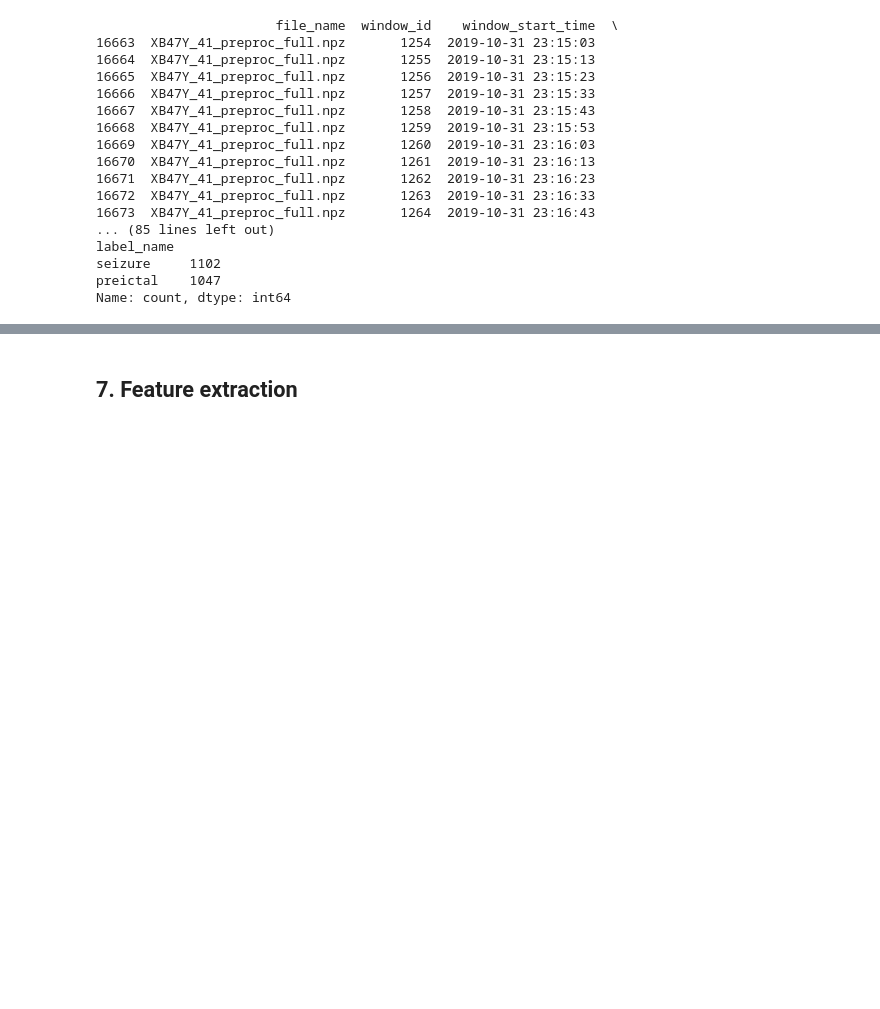
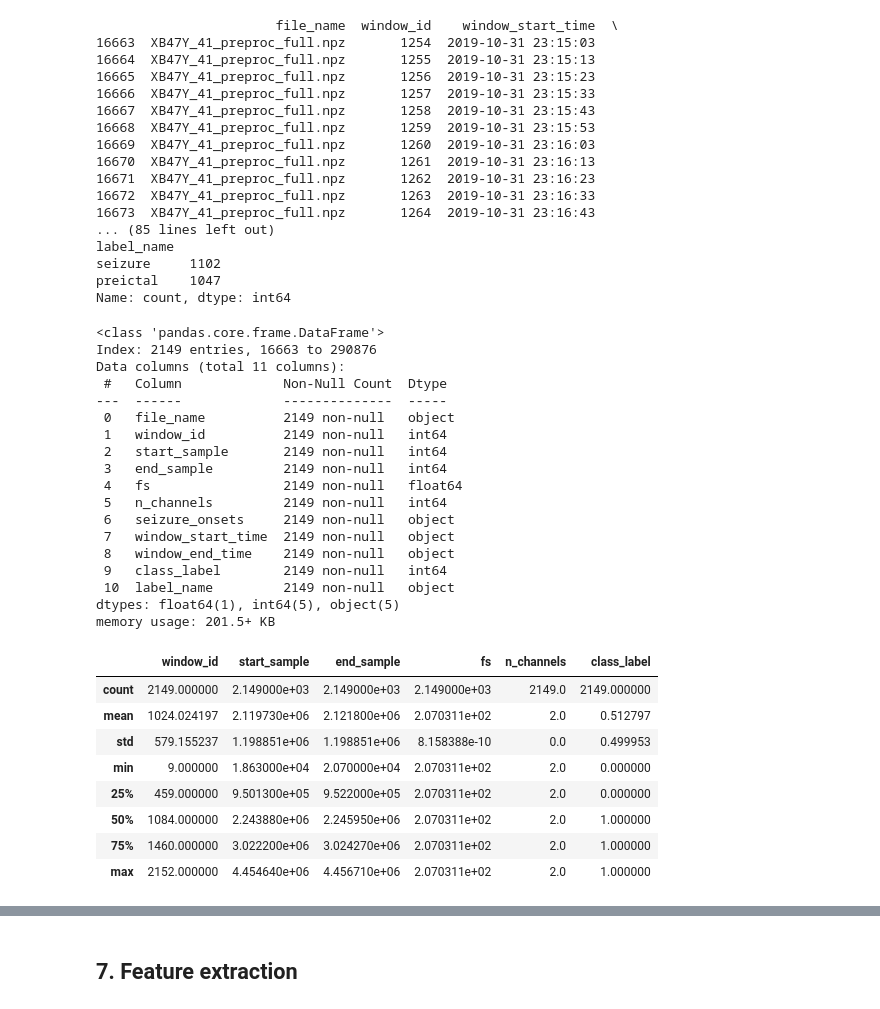
Before and after one commit to tomas0899/FoundationModel_EEG_Dissertation, a Jupyter notebook: EEG_data_vis/code/Try3_feature_eng_ICTALvsPreictal.ipynb, the cells around one changed output, grey strips where cells are left out. Saved outputs shown, nothing was run; the diff lists cells and outputs as text; code cells hidden in the pictures; blank space fills up the shorter version.

```diff
--- a/EEG_data_vis/code/Try3_feature_eng_ICTALvsPreictal.ipynb
+++ b/EEG_data_vis/code/Try3_feature_eng_ICTALvsPreictal.ipynb
@@ -433,6 +433,40 @@ label_name
 seizure     1102
 preictal    1047
 Name: count, dtype: int64
+# %%
+df_final.head()
+df_final.shape
+df_final.columns
+df_final.info()
+df_final.describe()
+# %% [output]
+<class 'pandas.core.frame.DataFrame'>
+Index: 2149 entries, 16663 to 290876
+Data columns (total 11 columns):
+ #   Column             Non-Null Count  Dtype
+---  ------             --------------  -----
+ 0   file_name          2149 non-null   object
+ 1   window_id          2149 non-null   int64
+ 2   start_sample       2149 non-null   int64
+ 3   end_sample         2149 non-null   int64
+ 4   fs                 2149 non-null   float64
+ 5   n_channels         2149 non-null   int64
+ 6   seizure_onsets     2149 non-null   object
+ 7   window_start_time  2149 non-null   object
+ 8   window_end_time    2149 non-null   object
+ 9   class_label        2149 non-null   int64
+ 10  label_name         2149 non-null   object
+dtypes: float64(1), int64(5), object(5)
+memory usage: 201.5+ KB
+|  | window_id | start_sample | end_sample | fs | n_channels | class_label |
+| count | 2149.000000 | 2.149000e+03 | 2.149000e+03 | 2.149000e+03 | 2149.0 | 2149.000000 |
+| mean | 1024.024197 | 2.119730e+06 | 2.121800e+06 | 2.070311e+02 | 2.0 | 0.512797 |
+| std | 579.155237 | 1.198851e+06 | 1.198851e+06 | 8.158388e-10 | 0.0 | 0.499953 |
+| min | 9.000000 | 1.863000e+04 | 2.070000e+04 | 2.070311e+02 | 2.0 | 0.000000 |
+| 25% | 459.000000 | 9.501300e+05 | 9.522000e+05 | 2.070311e+02 | 2.0 | 0.000000 |
+| 50% | 1084.000000 | 2.243880e+06 | 2.245950e+06 | 2.070311e+02 | 2.0 | 1.000000 |
+| 75% | 1460.000000 | 3.022200e+06 | 3.024270e+06 | 2.070311e+02 | 2.0 | 1.000000 |
+| max | 2152.000000 | 4.454640e+06 | 4.456710e+06 | 2.070311e+02 | 2.0 | 1.000000 |
 # %%
 df[df["file_name"] == "XB47Y_41_preproc_full.npz"]
 # just manually checking that this makes sense
```
Also changed, not shown: parts of 15 cells of this notebook.
